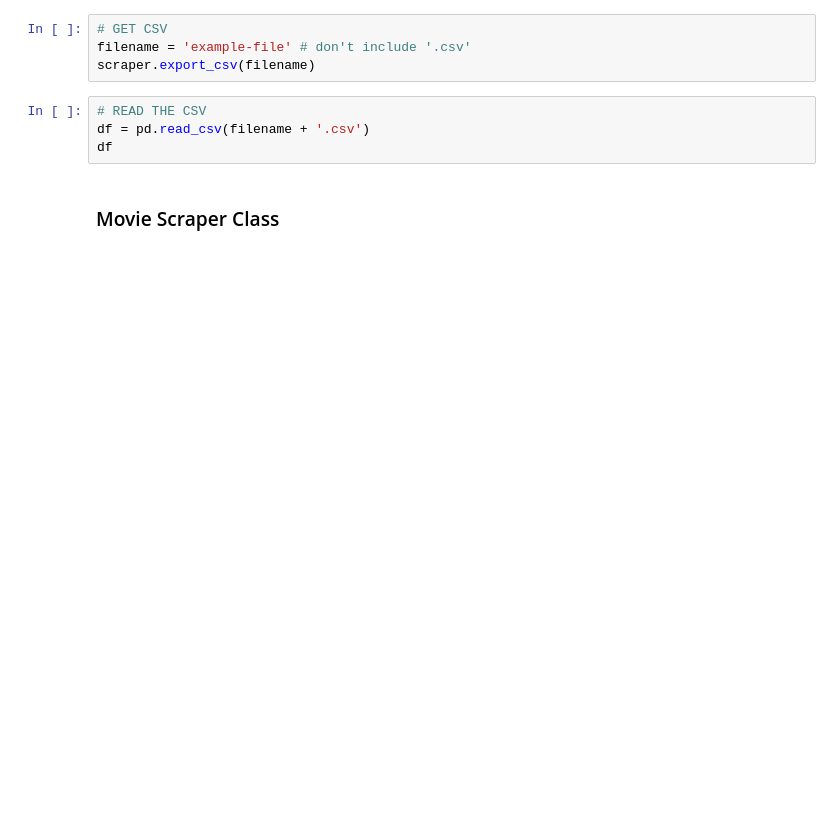
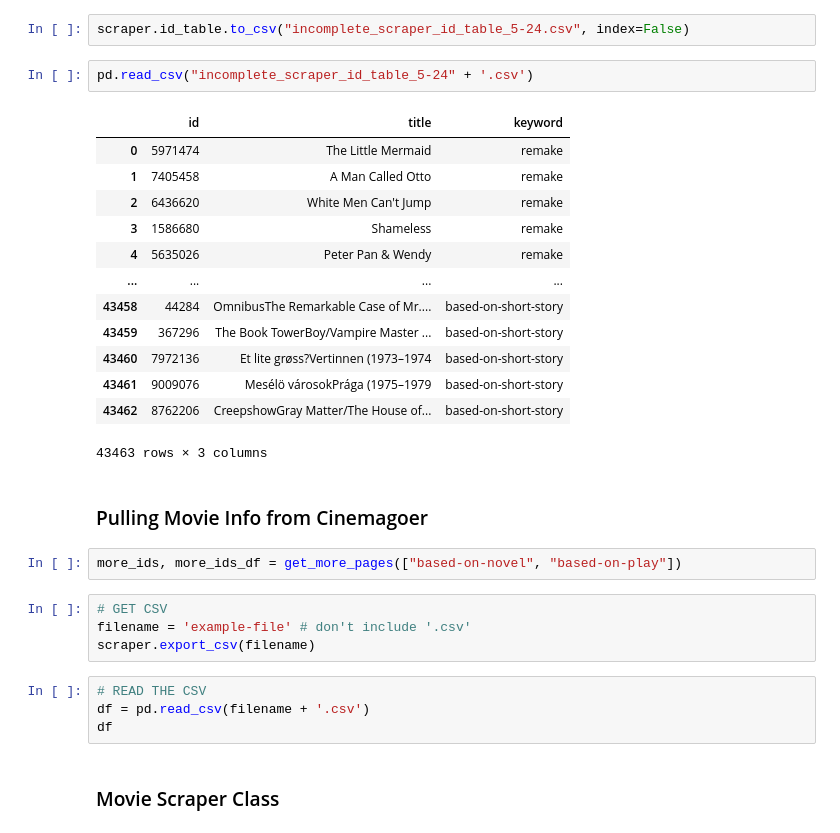
Before and after one commit to cavazd/info498-Is-Anything-Original, a Jupyter notebook: movie_scraper.ipynb, the cells around one changed output. Saved outputs shown, nothing was run; the diff lists cells and outputs as text; blank space fills up the shorter version.

Commit message:
collected an incomplete list of ids to add to tmrw

```diff
--- a/movie_scraper.ipynb
+++ b/movie_scraper.ipynb
@@ -14,3 +38,25 @@ scraper = MovieScraper(keywords = my_keywords, is_test = True)
+# %%
+scraper.id_table.to_csv("incomplete_scraper_id_table_5-24.csv", index=False)
+# %%
+pd.read_csv("incomplete_scraper_id_table_5-24" + '.csv')
+# %% [output]
+|  | id | title | keyword |
+| 0 | 5971474 | The Little Mermaid | remake |
+| 1 | 7405458 | A Man Called Otto | remake |
+| 2 | 6436620 | White Men Can't Jump | remake |
+| 3 | 1586680 | Shameless | remake |
+| 4 | 5635026 | Peter Pan & Wendy | remake |
+| ... | ... | ... | ... |
+| 43458 | 44284 | OmnibusThe Remarkable Case of Mr.... | based-on-short-story |
+| 43459 | 367296 | The Book TowerBoy/Vampire Master ... | based-on-short-story |
+| 43460 | 7972136 | Et lite grøss?Vertinnen (1973–1974 | based-on-short-story |
+| 43461 | 9009076 | Mesélö városokPrága (1975–1979 | based-on-short-story |
+| 43462 | 8762206 | CreepshowGray Matter/The House of... | based-on-short-story |
+43463 rows × 3 columns
+# %% [markdown]
+### Pulling Movie Info from Cinemagoer
+# %%
+more_ids, more_ids_df = get_more_pages(["based-on-novel", "based-on-play"])
 # %%
 # GET CSV
 filename = 'example-file' # don't include '.csv'
```
Also changed, not shown: parts of 10 cells of this notebook, 2 other files.
